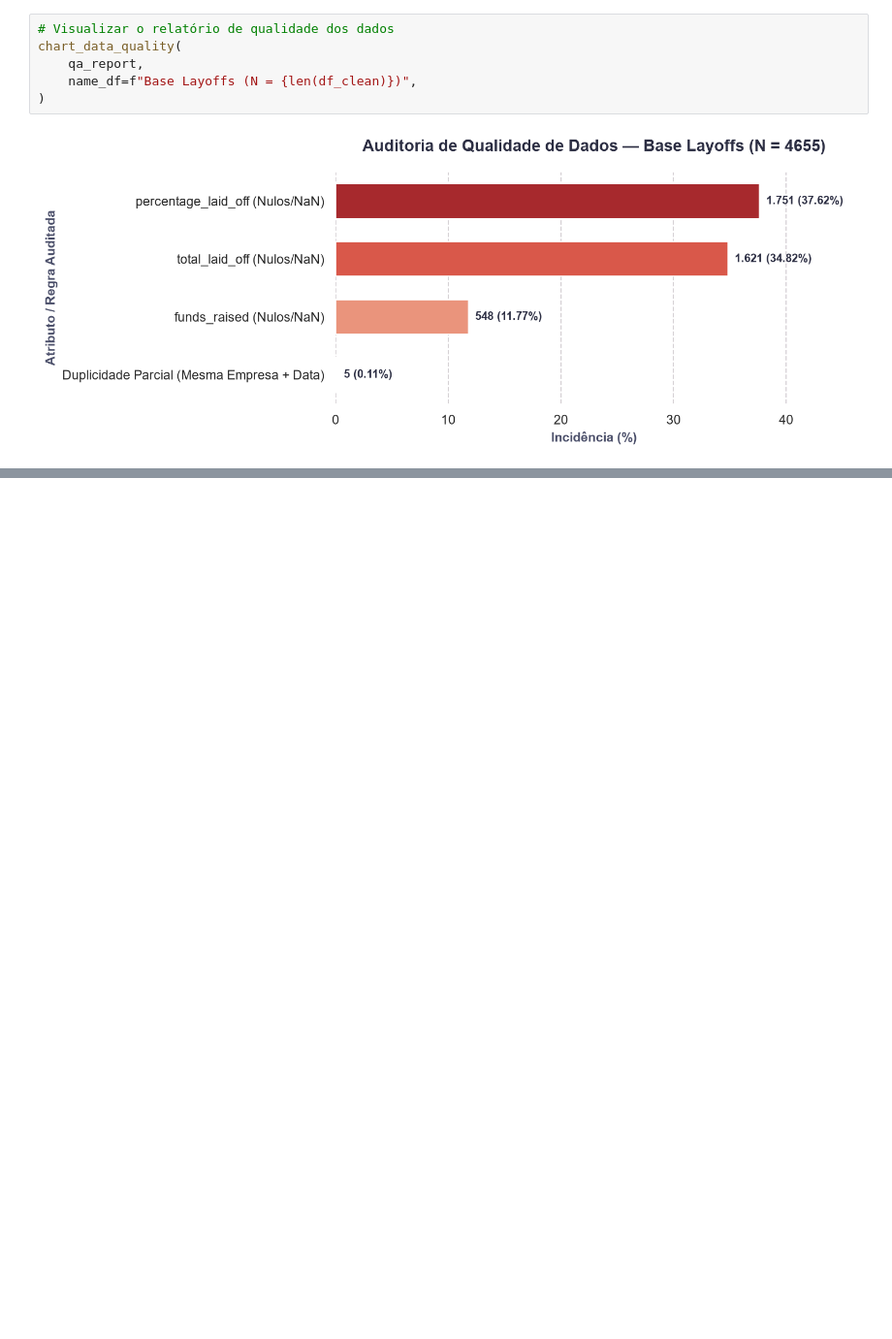
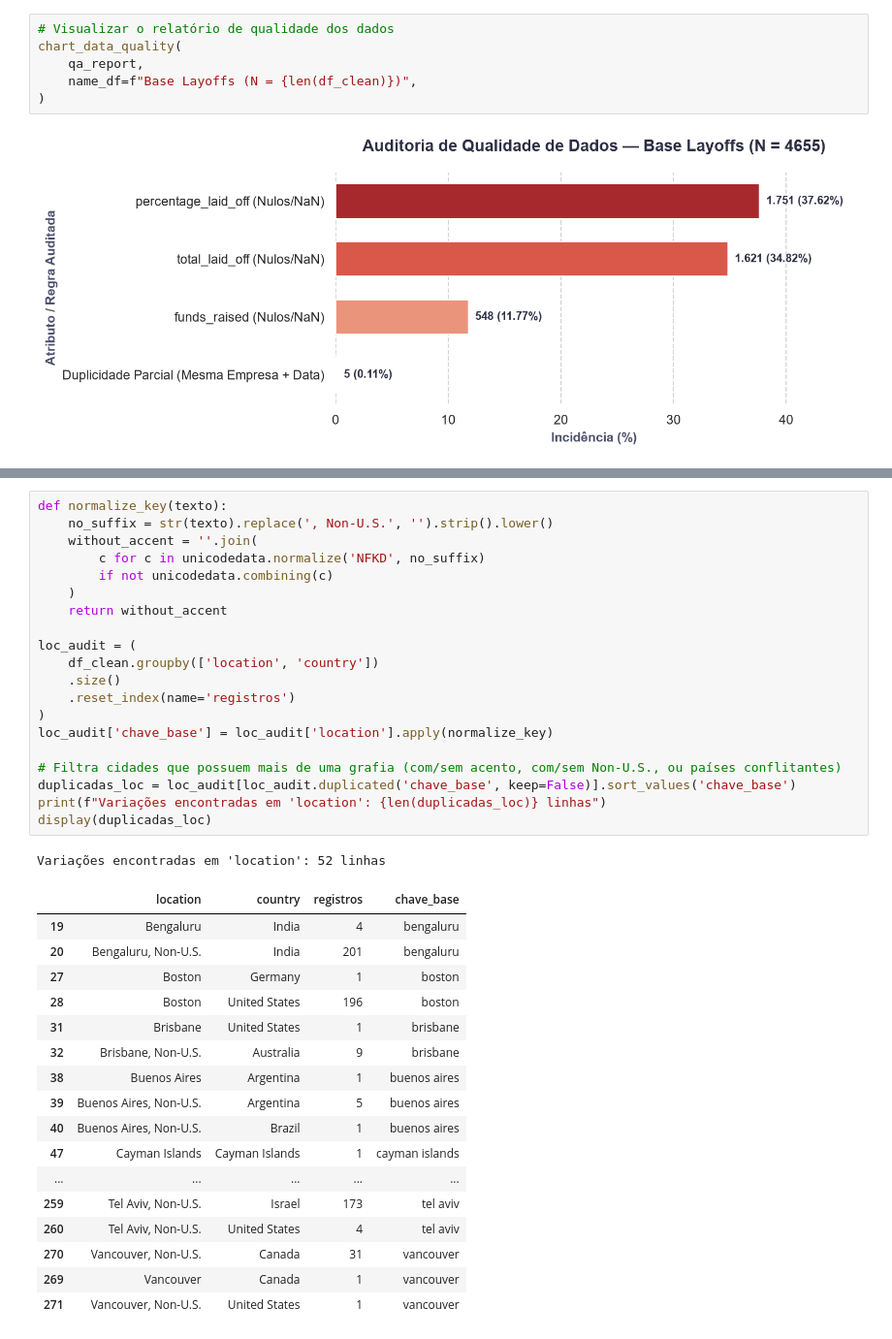
Before and after one commit to AleCecilio/digital_entertainment_layoffs, a Jupyter notebook: notebooks/01_data_cleaning.ipynb, the cells around one changed output, grey strips where cells are left out. Shown at 97% size. Drawn from its saved outputs; the diff is of its cells as text; blank space fills up the shorter version.

```diff
--- a/notebooks/01_data_cleaning.ipynb
+++ b/notebooks/01_data_cleaning.ipynb
@@ -894,0 +1023,39 @@ chart_data_quality(
+# %%
+def normalize_key(texto):
+    no_suffix = str(texto).replace(', Non-U.S.', '').strip().lower()
+    without_accent = ''.join(
+        c for c in unicodedata.normalize('NFKD', no_suffix)
+        if not unicodedata.combining(c)
+    )
+    return without_accent
+
+loc_audit = (
+    df_clean.groupby(['location', 'country'])
+    .size()
+    .reset_index(name='registros')
+)
+loc_audit['chave_base'] = loc_audit['location'].apply(normalize_key)
+
+# Filtra cidades que possuem mais de uma grafia (com/sem acento, com/sem Non-U.S., ou países conflitantes)
+duplicadas_loc = loc_audit[loc_audit.duplicated('chave_base', keep=False)].sort_values('chave_base')
+print(f"Variações encontradas em 'location': {len(duplicadas_loc)} linhas")
+display(duplicadas_loc)
+# %% [output]
+Variações encontradas em 'location': 52 linhas
+|  | location | country | registros | chave_base |
+| 19 | Bengaluru | India | 4 | bengaluru |
+| 20 | Bengaluru, Non-U.S. | India | 201 | bengaluru |
+| 27 | Boston | Germany | 1 | boston |
+| 28 | Boston | United States | 196 | boston |
+| 31 | Brisbane | United States | 1 | brisbane |
+| 32 | Brisbane, Non-U.S. | Australia | 9 | brisbane |
+| 38 | Buenos Aires | Argentina | 1 | buenos aires |
+| 39 | Buenos Aires, Non-U.S. | Argentina | 5 | buenos aires |
+| 40 | Buenos Aires, Non-U.S. | Brazil | 1 | buenos aires |
+| 47 | Cayman Islands | Cayman Islands | 1 | cayman islands |
+| ... | ... | ... | ... | ... |
+| 259 | Tel Aviv, Non-U.S. | Israel | 173 | tel aviv |
+| 260 | Tel Aviv, Non-U.S. | United States | 4 | tel aviv |
+| 270 | Vancouver, Non-U.S. | Canada | 31 | vancouver |
+| 269 | Vancouver | Canada | 1 | vancouver |
+| 271 | Vancouver, Non-U.S. | United States | 1 | vancouver |
```
Also changed, not shown: parts of 17 cells of this notebook.
